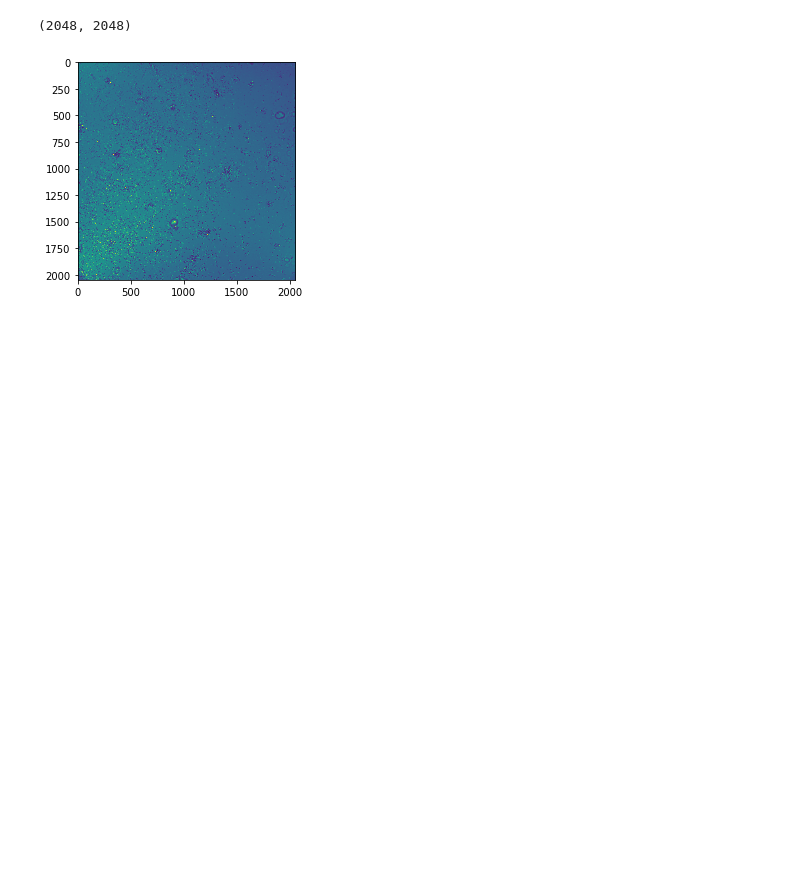
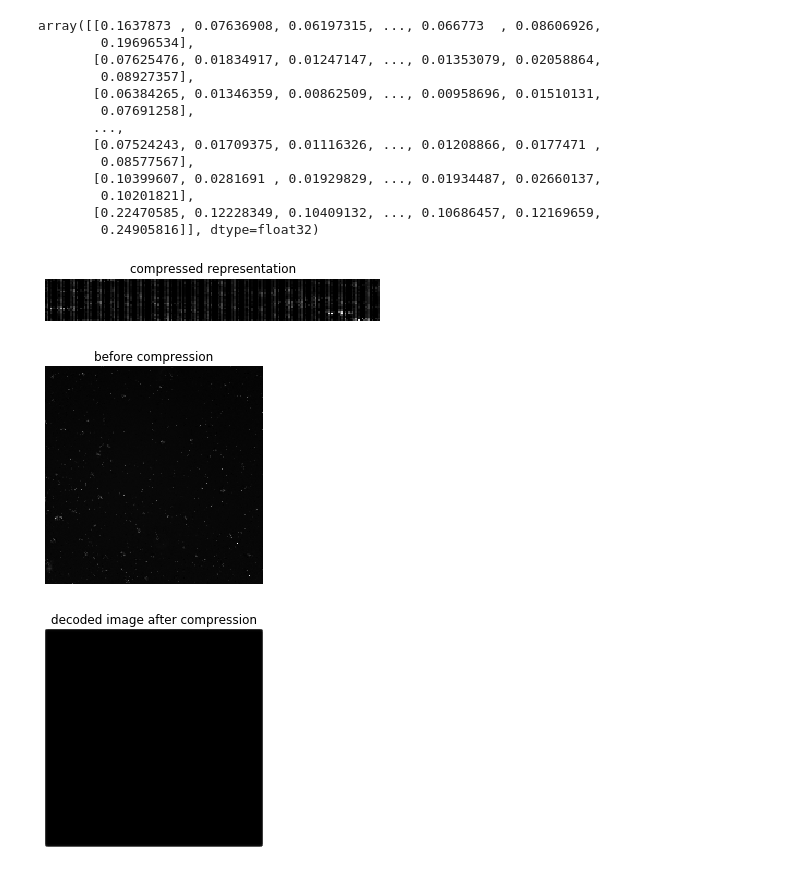
Before and after one commit to leonore/deep-learning-for-immune-cells, a Jupyter notebook: src/tryouts.ipynb, the cells around one changed output. Drawn from its saved outputs; the diff is of its cells as text; code cells hidden in the pictures; blank space fills up the shorter version.

```diff
--- a/src/tryouts.ipynb
+++ b/src/tryouts.ipynb
@@ -114,6 +205,28 @@ full = mpimg.imread('../data/raw/test.tif')
-# %%
-imgplot = plt.imshow(img)
-img.shape
-# %% [output]
-(2048, 2048)
-[figure, removed]
+# %%
+decoded_imgs = autoencoder.predict(x_test)
+# %%
+d1 = np.reshape(decoded_imgs[2], (image_width, image_height))
+show_gray(np.reshape(encoded_imgs[2],(encoder.output.shape[1], encoder.output.shape[2]*encoder.output.shape[3])), "compressed representation")
+e1 = np.reshape(x_test[2], (image_width, image_height))
+show_gray(e1, 'before compression')
+show_gray(d1, 'decoded image after compression')
+d1
+#img
+#plt.imshow(d1, cmap='coolwarm')
+# %% [output]
+array([[0.1637873 , 0.07636908, 0.06197315, ..., 0.066773  , 0.08606926,
+        0.19696534],
+       [0.07625476, 0.01834917, 0.01247147, ..., 0.01353079, 0.02058864,
+        0.08927357],
+       [0.06384265, 0.01346359, 0.00862509, ..., 0.00958696, 0.01510131,
+        0.07691258],
+       ...,
+       [0.07524243, 0.01709375, 0.01116326, ..., 0.01208866, 0.0177471 ,
+        0.08577567],
+       [0.10399607, 0.0281691 , 0.01929829, ..., 0.01934487, 0.02660137,
+        0.10201821],
+       [0.22470585, 0.12228349, 0.10409132, ..., 0.10686457, 0.12169659,
+        0.24905816]], dtype=float32)
+[figure, added]
+[figure, added]
+[figure, added]
```
Also changed, not shown: parts of 19 cells of this notebook, 5 other files.
